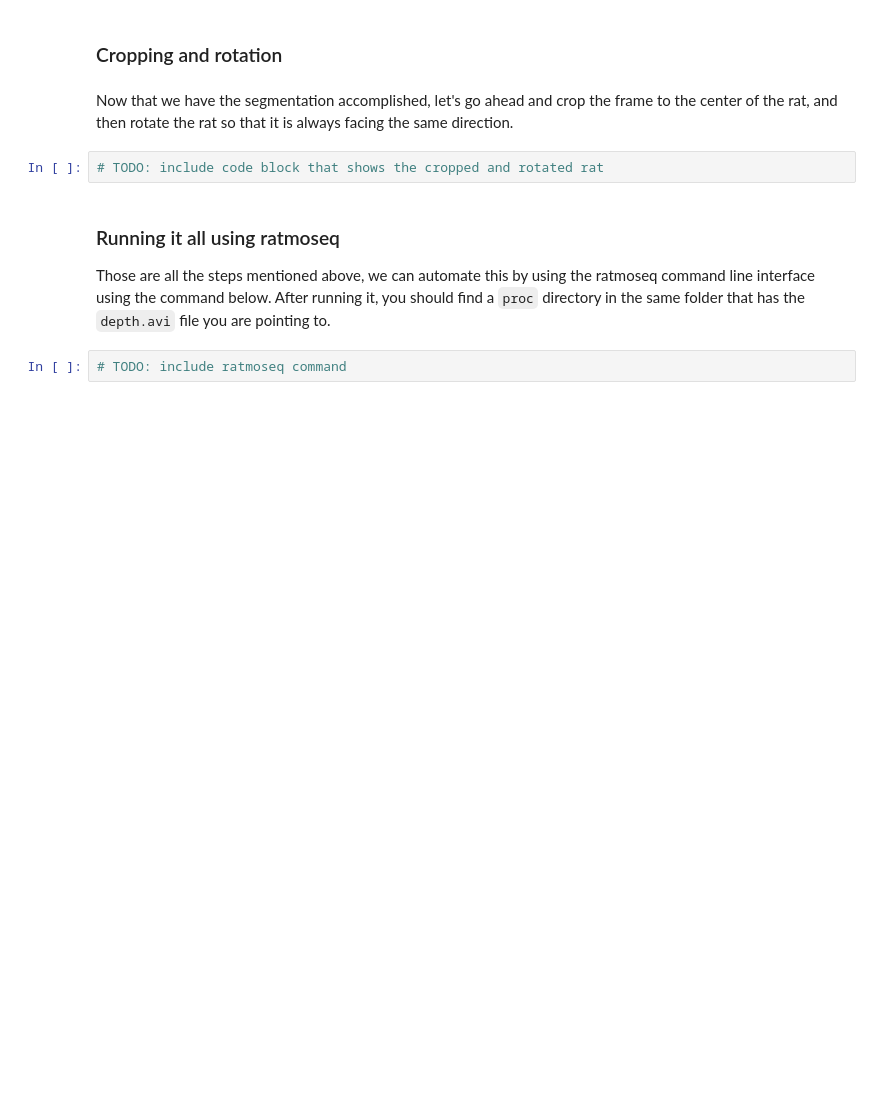
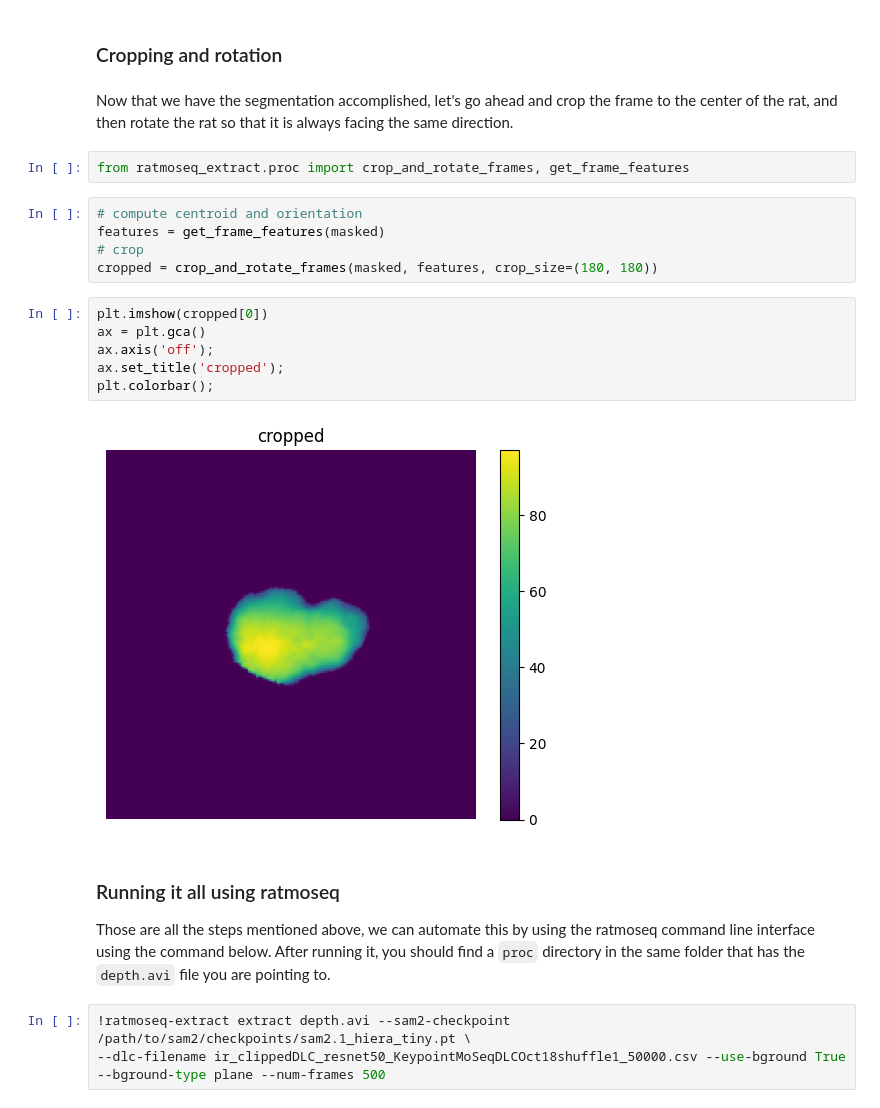
Before and after one commit to jackransomlovell/ratmoseq_tutorial, a Jupyter notebook: notebooks/01_extraction.ipynb, the cells around one changed output. Saved outputs shown, nothing was run; the diff lists cells and outputs as text; blank space fills up the shorter version.

```diff
--- a/notebooks/01_extraction.ipynb
+++ b/notebooks/01_extraction.ipynb
@@ -31,10 +103,24 @@ Error:
 ### Cropping and rotation
 # %% [markdown]
 Now that we have the segmentation accomplished, let's go ahead and crop the frame to the center of the rat, and then rotate the rat so that it is always facing the same direction.
-# %%
-# TODO: include code block that shows the cropped and rotated rat
+# %%
+from ratmoseq_extract.proc import crop_and_rotate_frames, get_frame_features
+# %%
+# compute centroid and orientation
+features = get_frame_features(masked)
+# crop
+cropped = crop_and_rotate_frames(masked, features, crop_size=(180, 180))
+# %%
+plt.imshow(cropped[0])
+ax = plt.gca()
+ax.axis('off');
+ax.set_title('cropped');
+plt.colorbar();
+# %% [output]
+[figure, added]
 # %% [markdown]
 ### Running it all using ratmoseq
 Those are all the steps mentioned above, we can automate this by using the ratmoseq command line interface using the command below. After running it, you should find a `proc` directory in the same folder that has the `depth.avi` file you are pointing to.
-# %%
-# TODO: include ratmoseq command
+# %%
+!ratmoseq-extract extract depth.avi --sam2-checkpoint /path/to/sam2/checkpoints/sam2.1_hiera_tiny.pt \
+--dlc-filename ir_clippedDLC_resnet50_KeypointMoSeqDLCOct18shuffle1_50000.csv --use-bground True --bground-type plane --num-frames 500
```
Also changed, not shown: parts of 6 cells of this notebook.
